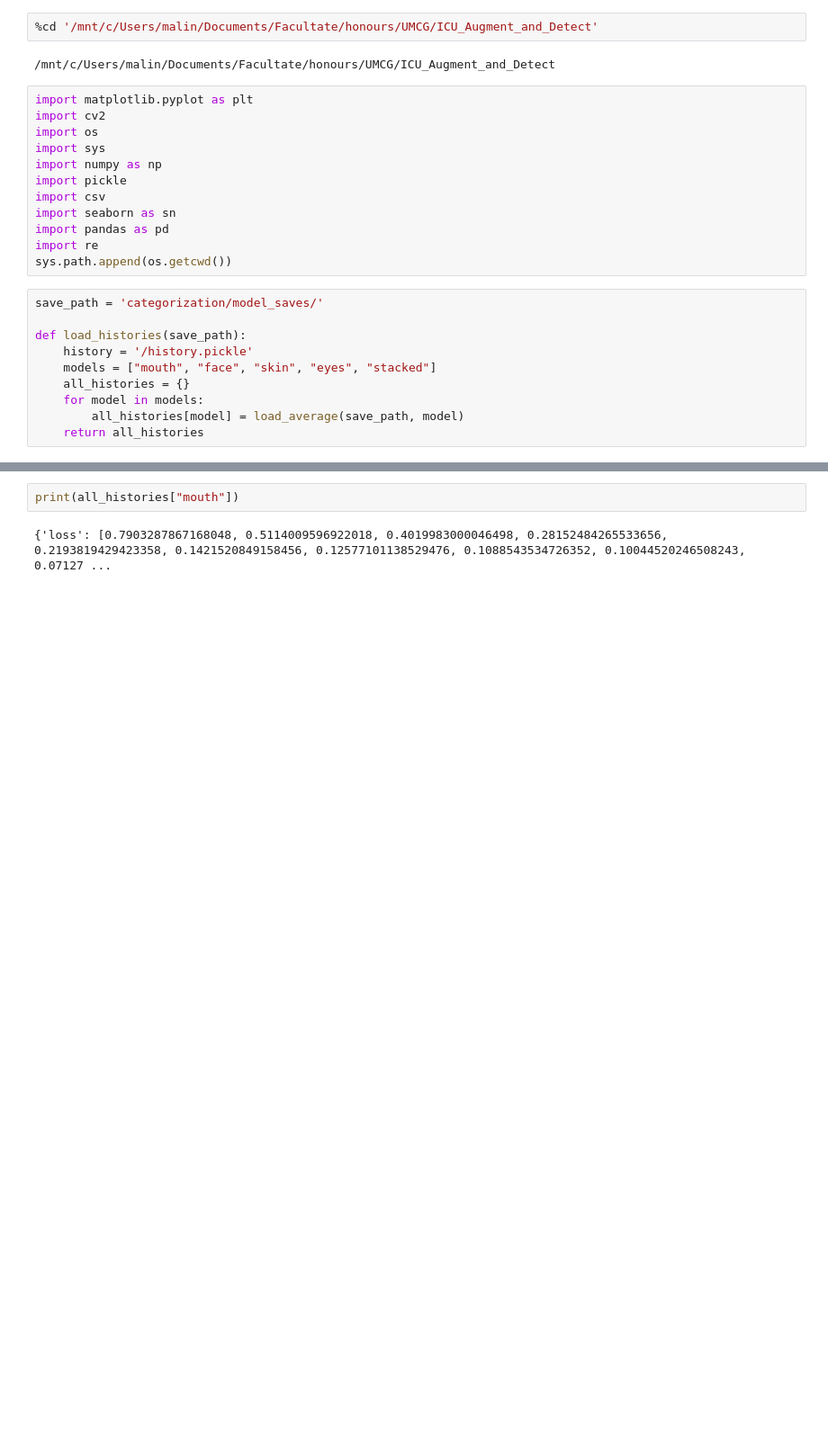
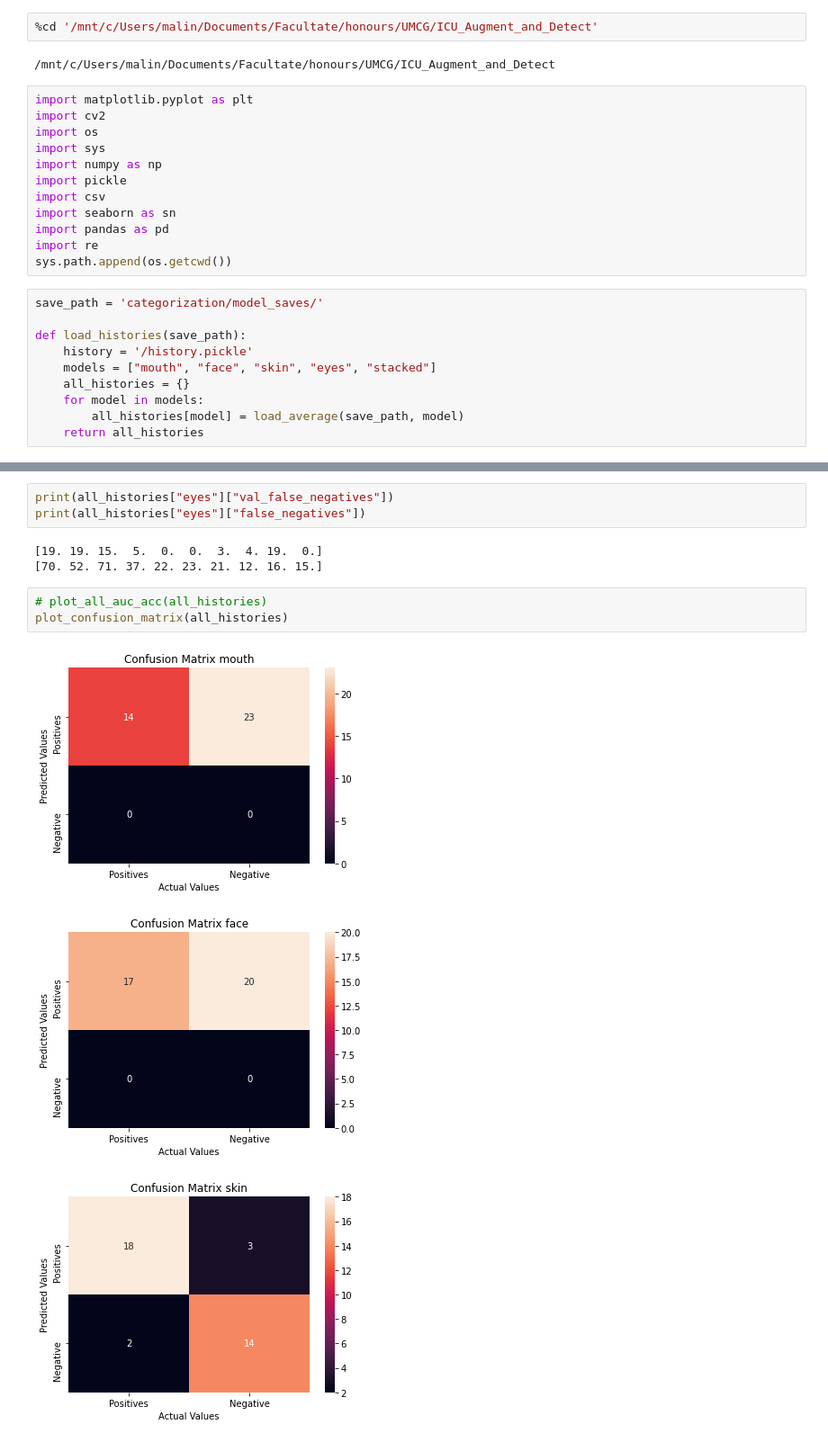
Before and after one commit to vandrw/ICU_Augment_and_Detect, a Jupyter notebook: categorization/make_plots.ipynb, the cells around one changed output, grey strips where cells are left out. Shown at 90% size. Drawn from its saved outputs; the diff is of its cells as text; blank space fills up the shorter version.

```diff
--- a/categorization/make_plots.ipynb
+++ b/categorization/make_plots.ipynb
@@ -131,4 +151,13 @@ all_histories = load_histories(save_path)
-# %%
-print(all_histories["mouth"])
-# %% [output]
-{'loss': [0.7903287867168048, 0.5114009596922018, 0.4019983000046498, 0.28152484265533656, 0.2193819429423358, 0.1421520849158456, 0.12577101138529476, 0.1088543534726352, 0.10044520246508243, 0.07127 ...
+# %%
+print(all_histories["eyes"]["val_false_negatives"])
+print(all_histories["eyes"]["false_negatives"])
+# %% [output]
+[19. 19. 15.  5.  0.  0.  3.  4. 19.  0.]
+[70. 52. 71. 37. 22. 23. 21. 12. 16. 15.]
+# %%
+# plot_all_auc_acc(all_histories)
+plot_confusion_matrix(all_histories)
+# %% [output]
+[figure, added]
+[figure, added]
+[figure, added]
```
Also changed, not shown: parts of 4 cells of this notebook, 1 other file.
